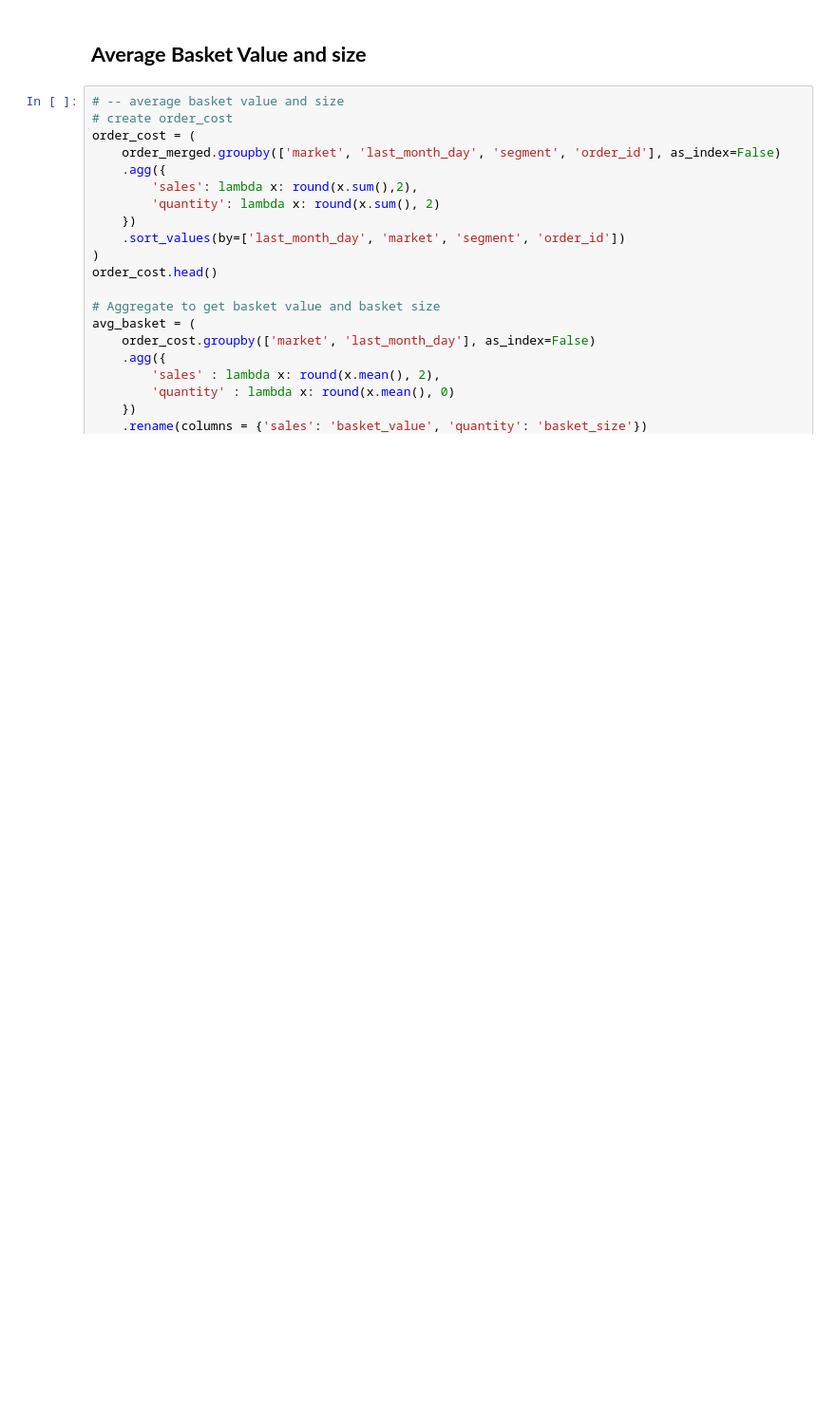
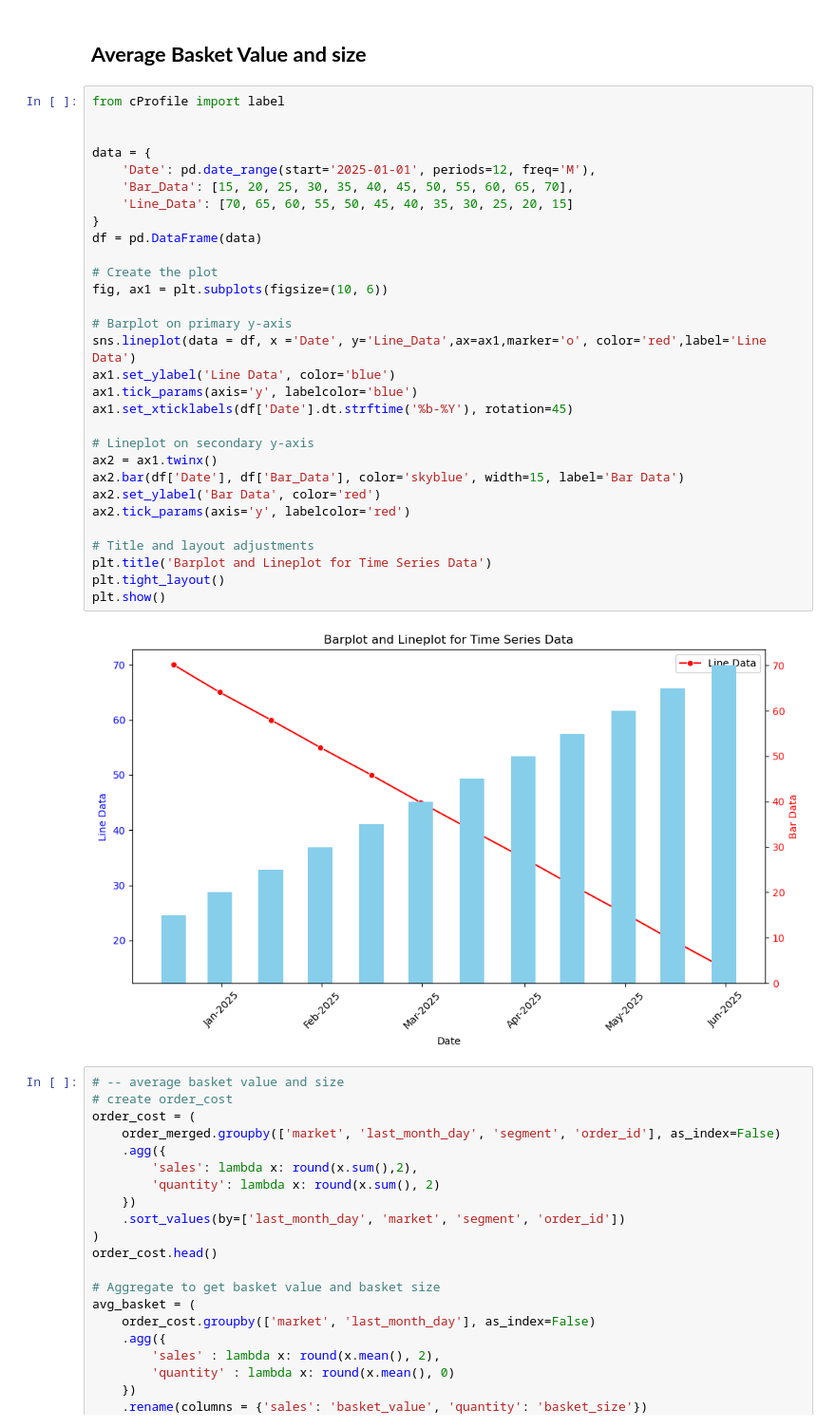
Before and after one commit to annugit1655/Global-Superstore-Project, a Jupyter notebook: notebooks/order-return-sales-analysis.ipynb, the cells around one changed output. Shown at 95% size. Cells and saved outputs as stored; diff of their text form; blank space fills up the shorter version.

```diff
--- a/notebooks/order-return-sales-analysis.ipynb
+++ b/notebooks/order-return-sales-analysis.ipynb
@@ -966,5 +954,37 @@ plt.show()
 # %% [markdown]
 ## **Average Basket Value and size**
+# %%
+from cProfile import label
+
+
+data = {
+    'Date': pd.date_range(start='2025-01-01', periods=12, freq='M'),
+    'Bar_Data': [15, 20, 25, 30, 35, 40, 45, 50, 55, 60, 65, 70],
+    'Line_Data': [70, 65, 60, 55, 50, 45, 40, 35, 30, 25, 20, 15]
+}
+df = pd.DataFrame(data)
+
+# Create the plot
+fig, ax1 = plt.subplots(figsize=(10, 6))
+
+# Barplot on primary y-axis
+sns.lineplot(data = df, x ='Date', y='Line_Data',ax=ax1,marker='o', color='red',label='Line Data')
+ax1.set_ylabel('Line Data', color='blue')
+ax1.tick_params(axis='y', labelcolor='blue')
+ax1.set_xticklabels(df['Date'].dt.strftime('%b-%Y'), rotation=45)
+
+# Lineplot on secondary y-axis
+ax2 = ax1.twinx()
+ax2.bar(df['Date'], df['Bar_Data'], color='skyblue', width=15, label='Bar Data')
+ax2.set_ylabel('Bar Data', color='red')
+ax2.tick_params(axis='y', labelcolor='red')
+
+# Title and layout adjustments
+plt.title('Barplot and Lineplot for Time Series Data')
+plt.tight_layout()
+plt.show()
+# %% [output]
+[figure, added]
 # %%
 # -- average basket value and size
 # create order_cost
```
Also changed, not shown: parts of 2 cells of this notebook.
